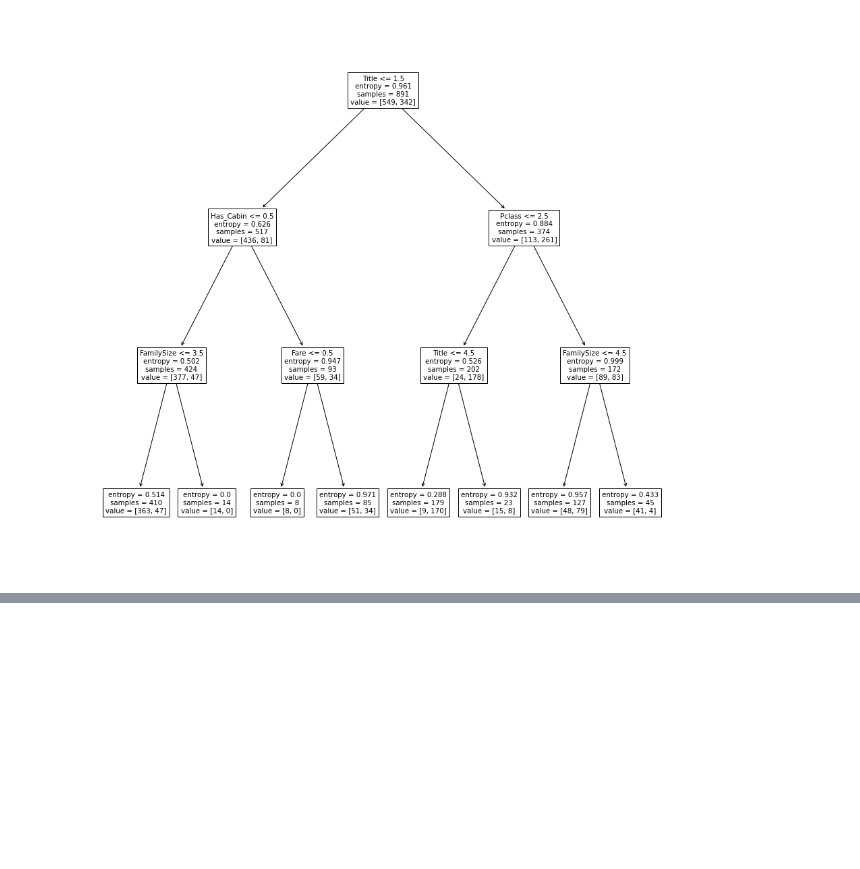
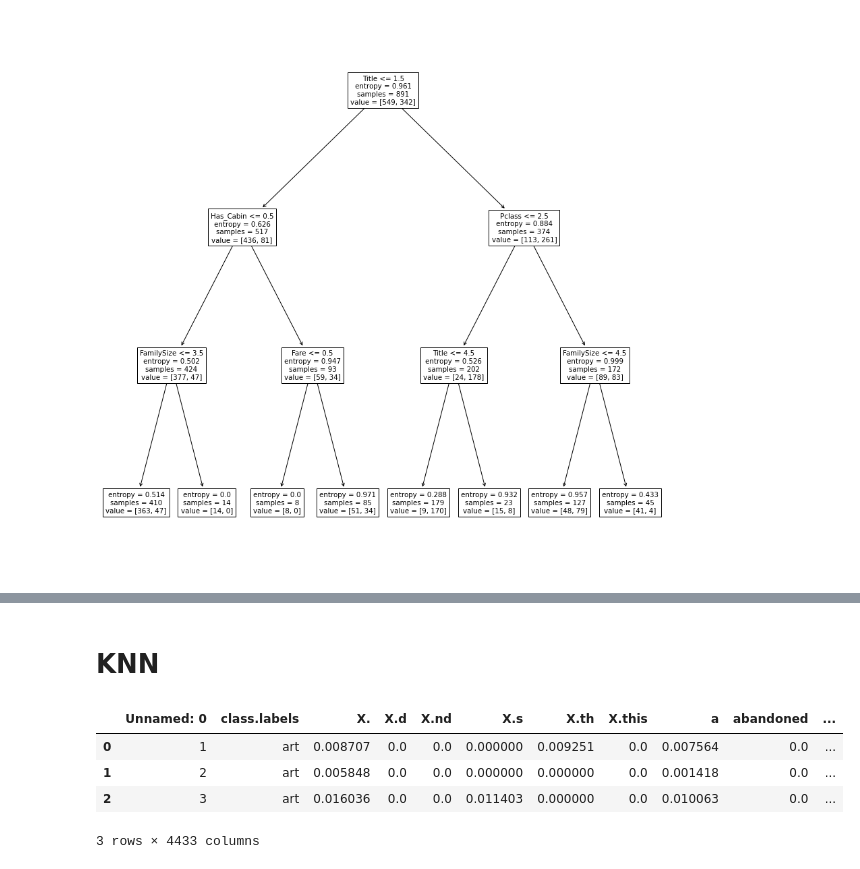
Before and after one commit to Mexolius/ED, a Jupyter notebook: Lab2 - zad1.ipynb, the cells around one changed output, grey strips where cells are left out. Cells and saved outputs as stored; diff of their text form; code cells hidden in the pictures; blank space fills up the shorter version.

```diff
--- a/Lab2 - zad1.ipynb
+++ b/Lab2 - zad1.ipynb
@@ -156,0 +174,2 @@ Average precision-recall = 0.6658448448538767
+# %% [markdown]
+# KNN
@@ -156,0 +182,11 @@ Average precision-recall = 0.6658448448538767
+# %%
+df = pd.read_csv('http://home.agh.edu.pl/~czech/vis-datasets/misc/nyt-frame.csv', header = 0)
+data = df.iloc[:,9:]
+array = data.values
+df.head(3)
+# %% [output]
+|  | Unnamed: 0 | class.labels | X. | X.d | X.nd | X.s | X.th | X.this | a | abandoned | ... |
+| 0 | 1 | art | 0.008707 | 0.0 | 0.0 | 0.000000 | 0.009251 | 0.0 | 0.007564 | 0.0 | ... |
+| 1 | 2 | art | 0.005848 | 0.0 | 0.0 | 0.000000 | 0.000000 | 0.0 | 0.001418 | 0.0 | ... |
+| 2 | 3 | art | 0.016036 | 0.0 | 0.0 | 0.011403 | 0.000000 | 0.0 | 0.010063 | 0.0 | ... |
+3 rows × 4433 columns
```
Also changed, not shown: parts of 10 cells of this notebook.
